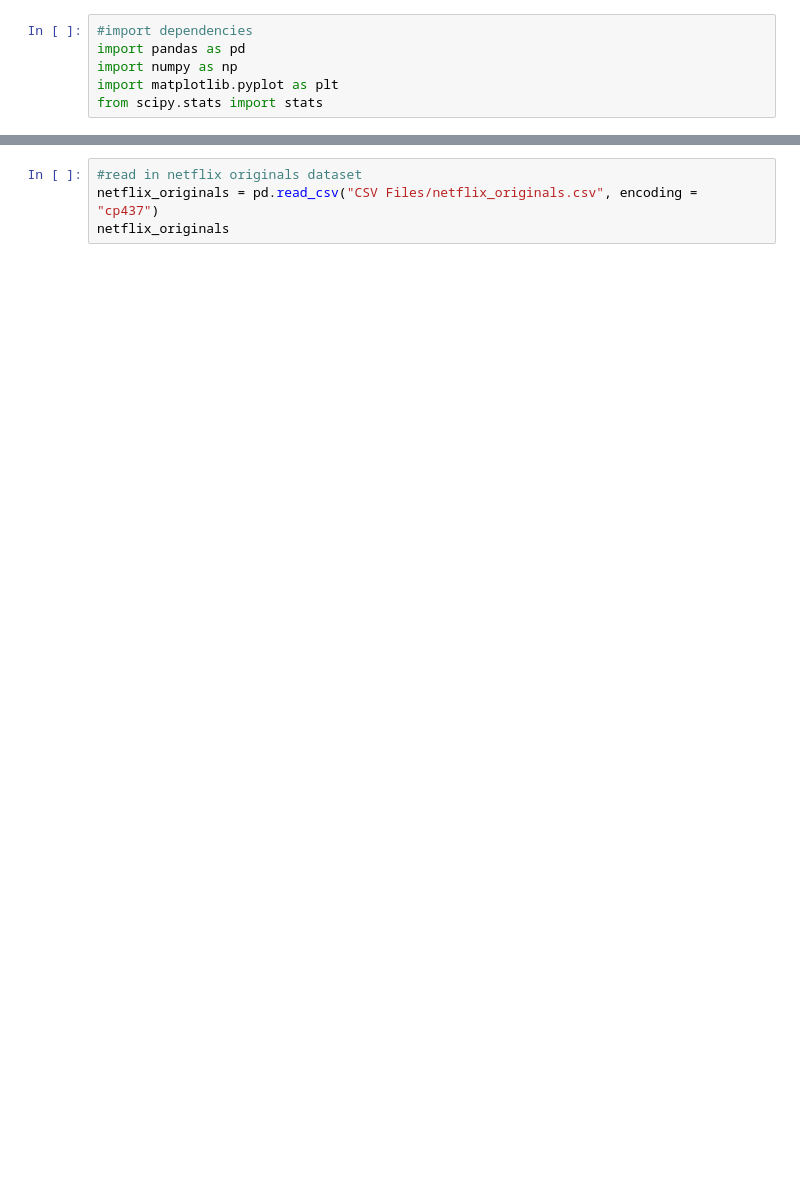
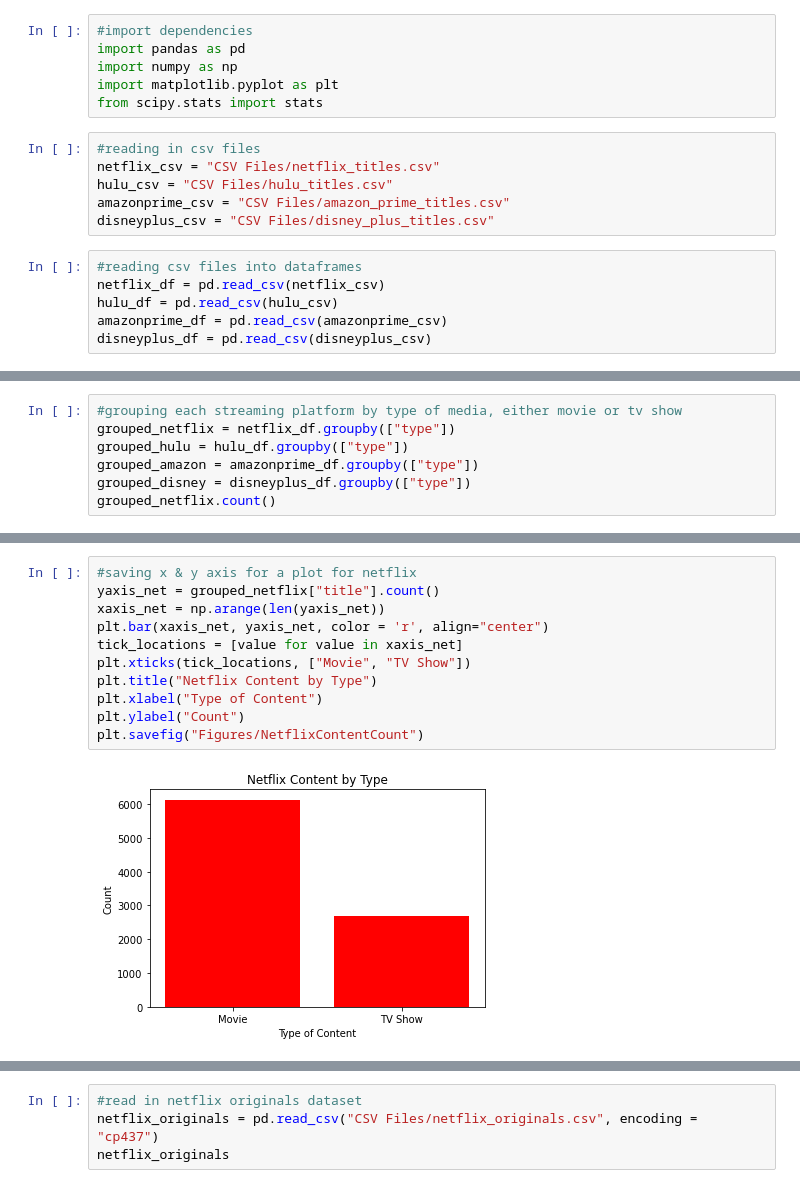
Before and after one commit to yuthegreat1/GroupProject, a Jupyter notebook: Statistical Analysis.ipynb, the cells around one changed output, grey strips where cells are left out. Saved outputs shown, nothing was run; the diff lists cells and outputs as text; blank space fills up the shorter version.

```diff
--- a/Statistical Analysis.ipynb
+++ b/Statistical Analysis.ipynb
@@ -4,3 +4,15 @@ import pandas as pd
 import numpy as np
 import matplotlib.pyplot as plt
 from scipy.stats import stats
+# %%
+#reading in csv files
+netflix_csv = "CSV Files/netflix_titles.csv"
+hulu_csv = "CSV Files/hulu_titles.csv"
+amazonprime_csv = "CSV Files/amazon_prime_titles.csv"
+disneyplus_csv = "CSV Files/disney_plus_titles.csv"
+# %%
+#reading csv files into dataframes
+netflix_df = pd.read_csv(netflix_csv)
+hulu_df = pd.read_csv(hulu_csv)
+amazonprime_df = pd.read_csv(amazonprime_csv)
+disneyplus_df = pd.read_csv(disneyplus_csv)
@@ -6,0 +56,7 @@ from scipy.stats import stats
+# %%
+#grouping each streaming platform by type of media, either movie or tv show
+grouped_netflix = netflix_df.groupby(["type"])
+grouped_hulu = hulu_df.groupby(["type"])
+grouped_amazon = amazonprime_df.groupby(["type"])
+grouped_disney = disneyplus_df.groupby(["type"])
+grouped_netflix.count()
@@ -6,0 +68,13 @@ from scipy.stats import stats
+# %%
+#saving x & y axis for a plot for netflix
+yaxis_net = grouped_netflix["title"].count()
+xaxis_net = np.arange(len(yaxis_net))
+plt.bar(xaxis_net, yaxis_net, color = 'r', align="center")
+tick_locations = [value for value in xaxis_net]
+plt.xticks(tick_locations, ["Movie", "TV Show"])
+plt.title("Netflix Content by Type")
+plt.xlabel("Type of Content")
+plt.ylabel("Count")
+plt.savefig("Figures/NetflixContentCount")
+# %% [output]
+[figure, added]
```
Also changed, not shown: parts of 31 cells of this notebook, 8 other files.
